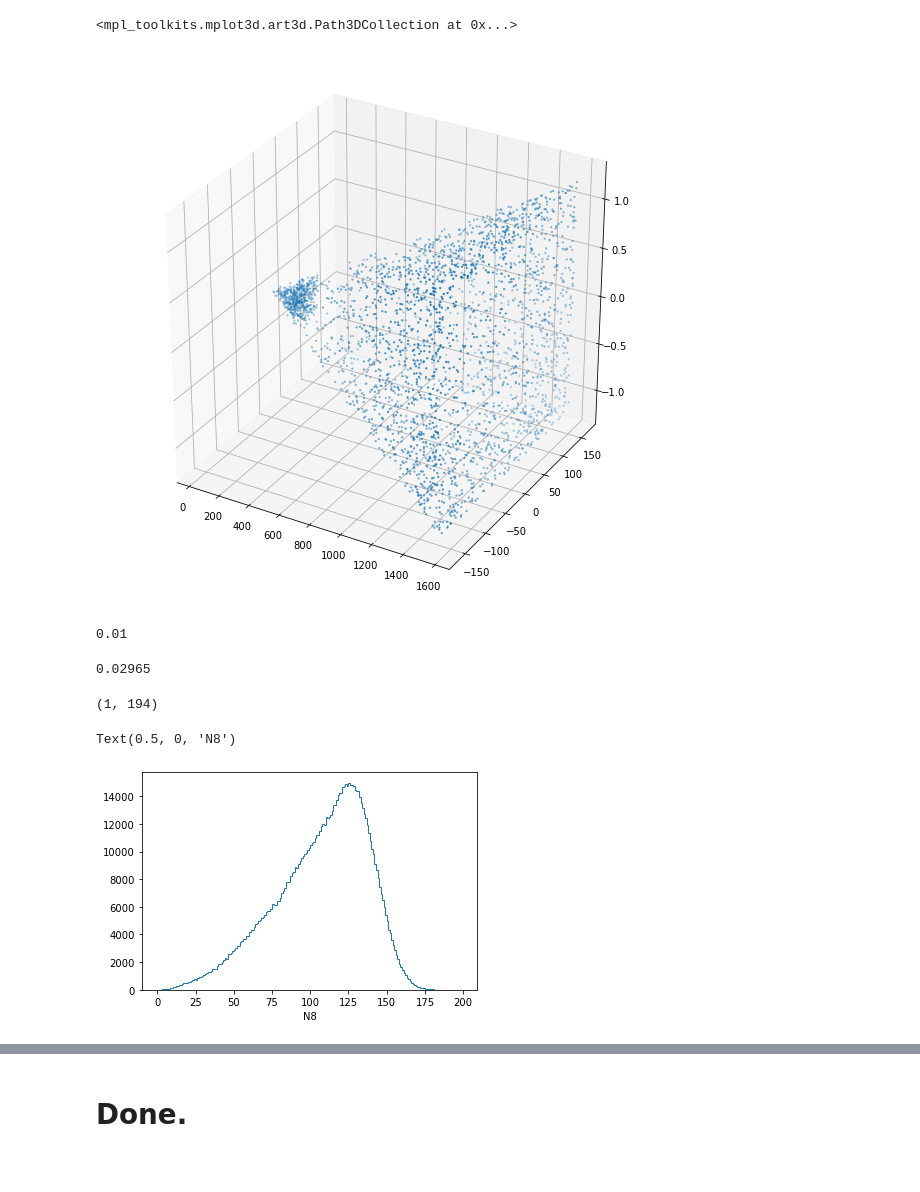
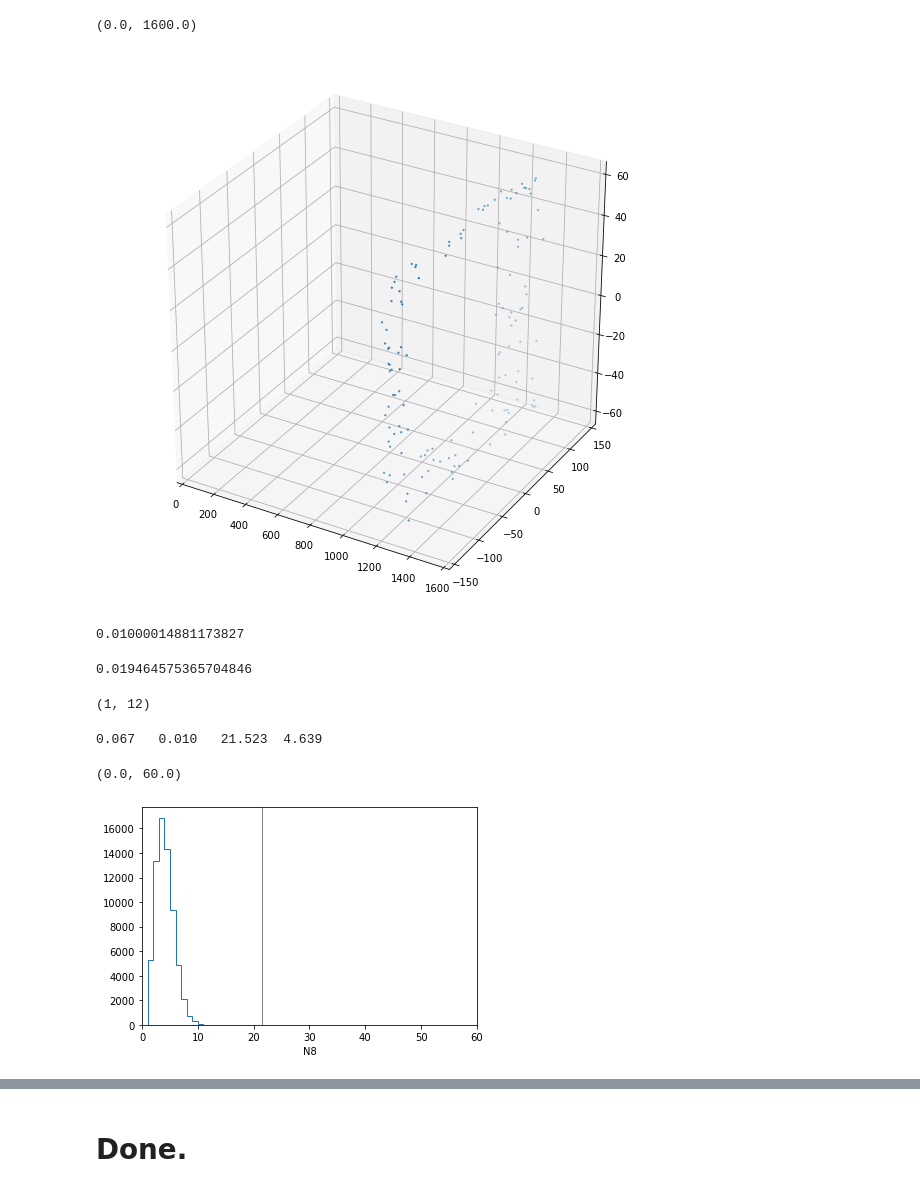
Before and after one commit to SgmAstro/DESI, a Jupyter notebook: randoms_qa.ipynb, the cells around one changed output, grey strips where cells are left out. Drawn from its saved outputs; the diff is of its cells as text; code cells hidden in the pictures.

```diff
--- a/randoms_qa.ipynb
+++ b/randoms_qa.ipynb
@@ -9,5 +11,5 @@ from   astropy.table import Table
 # %%
-fpath = os.environ['CSCRATCH'] + '/desi/BGS/Sam/randoms_bd.fits'
+fpath = os.environ['CSCRATCH'] + '/desi/BGS/Sam/randoms_slice.fits'
 # %%
 print(fpath)
 # %% [output]
@@ -77,27 +101,43 @@ ax.scatter(rand['CARTESIAN_X'][rand['IS_BOUNDARY'].astype(bool)][::10],\
            rand['CARTESIAN_Z'][rand['IS_BOUNDARY'].astype(bool)][::10],\
            marker='.',\
            lw=0.0)
+
+ax.set_xlim(0.0, 1600.)
 # %% [output]
-<mpl_toolkits.mplot3d.art3d.Path3DCollection at 0x...>
+(0.0, 1600.0)
-[figure, old version]
+[figure, new version]
 # %%
 np.mean(rand['V'] < np.percentile(rand['V'], 1.))
 # %% [output]
-0.01
+0.01000014881173827
 # %%
 np.mean(rand['IS_BOUNDARY'].data)
 # %% [output]
-0.02965
+0.019464575365704846
 # %%
 rand['N8'].data.min(), rand['N8'].data.max()
 # %% [output]
-(1, 194)
+(1, 12)
+# %%
+vol  = fsky(60.) * (cosmo.comoving_volume(0.5).value - cosmo.comoving_volume(0.4).value)
+vol8 = (4./3.)*np.pi*(8.**3.)
+
+rand_density = len(rand) / vol
+
+nrand_sphere8 = vol8*rand_density
+perror_sphere8 = np.sqrt(nrand_sphere8)
+
+print('{:.3f}\t{:.3f}\t{:.3f}\t{:.3f}'.format(len(rand) / 1.e6, rand_density, nrand_sphere8, perror_sphere8))
+# %% [output]
+0.067   0.010   21.523  4.639
 # %%
 _ = pl.hist(rand['N8'], bins=np.arange(0, 200, 1), histtype='step')
+pl.axvline(nrand_sphere8, c='k', lw=0.5)
 pl.xlabel('N8')
+pl.xlim(0.0, 60.)
 # %% [output]
-Text(0.5, 0, 'N8')
+(0.0, 60.0)
-[figure, old version]
+[figure, new version]
 # %%
 isin = rand['IS_BOUNDARY'].astype(bool)
 
```
Also changed, not shown: parts of 15 cells of this notebook, 6 other files.
